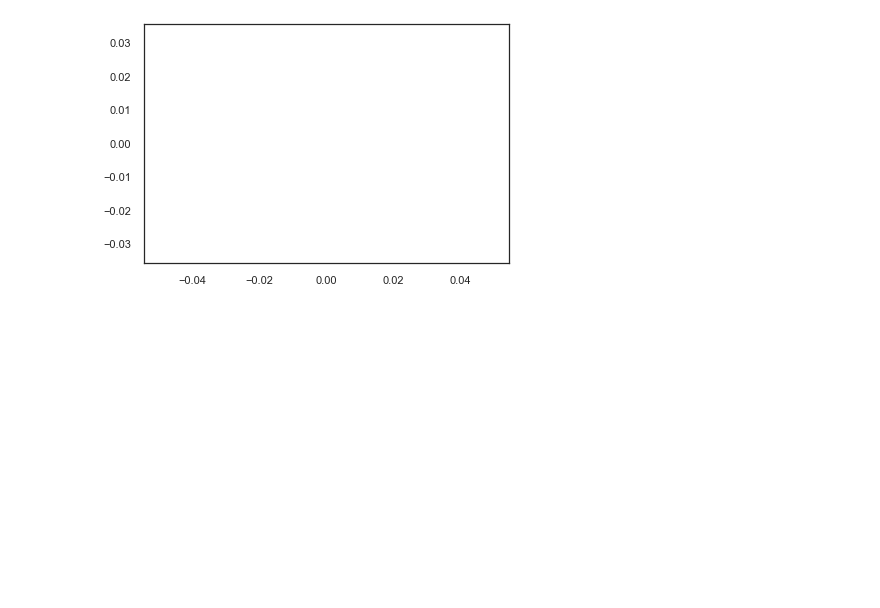
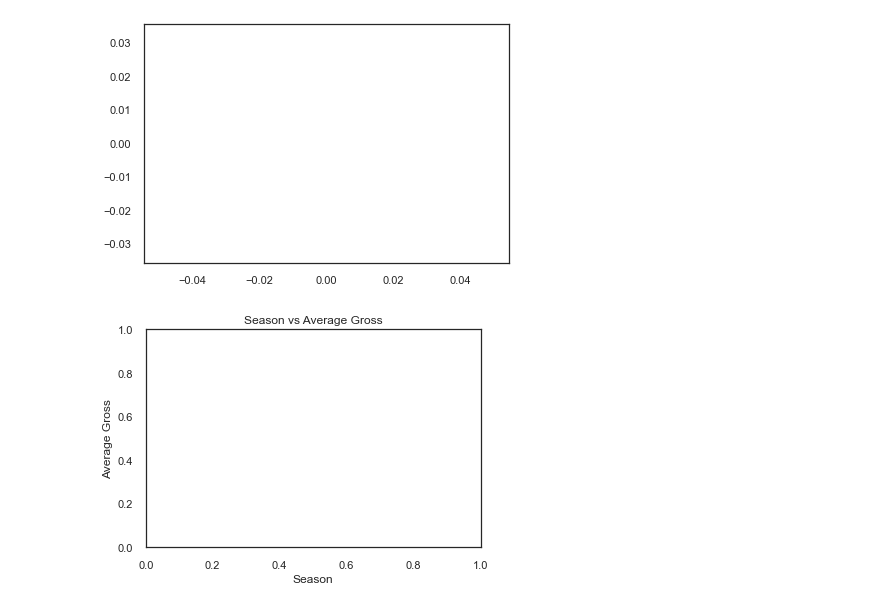
Before and after one commit to J-Joseph524/Finding_Donors, a Jupyter notebook: Final_Notebook.ipynb, the cells around one changed output. Saved outputs shown, nothing was run; the diff lists cells and outputs as text; code cells hidden in the pictures; blank space fills up the shorter version.

```diff
--- a/Final_Notebook.ipynb
+++ b/Final_Notebook.ipynb
@@ -247,3 +247,9 @@ plt.tight_layout()
 # %%
 labels = list(workclass_types.index)
 aggregate = list(workclass_types)
+# %%
+plt.xlabel('Season');
+plt.ylabel('Average Gross');
+plt.title('Season vs Average Gross');
+# %% [output]
+[figure, added]
```
